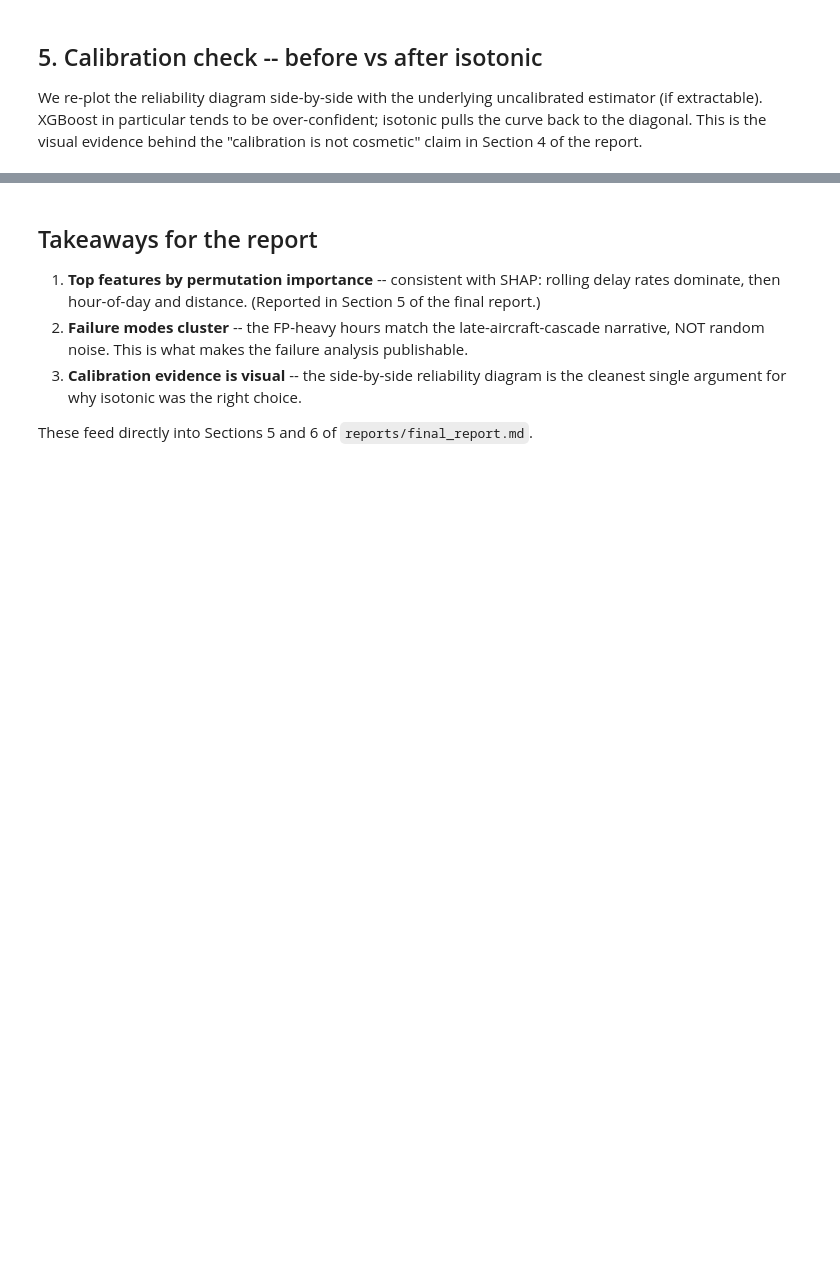
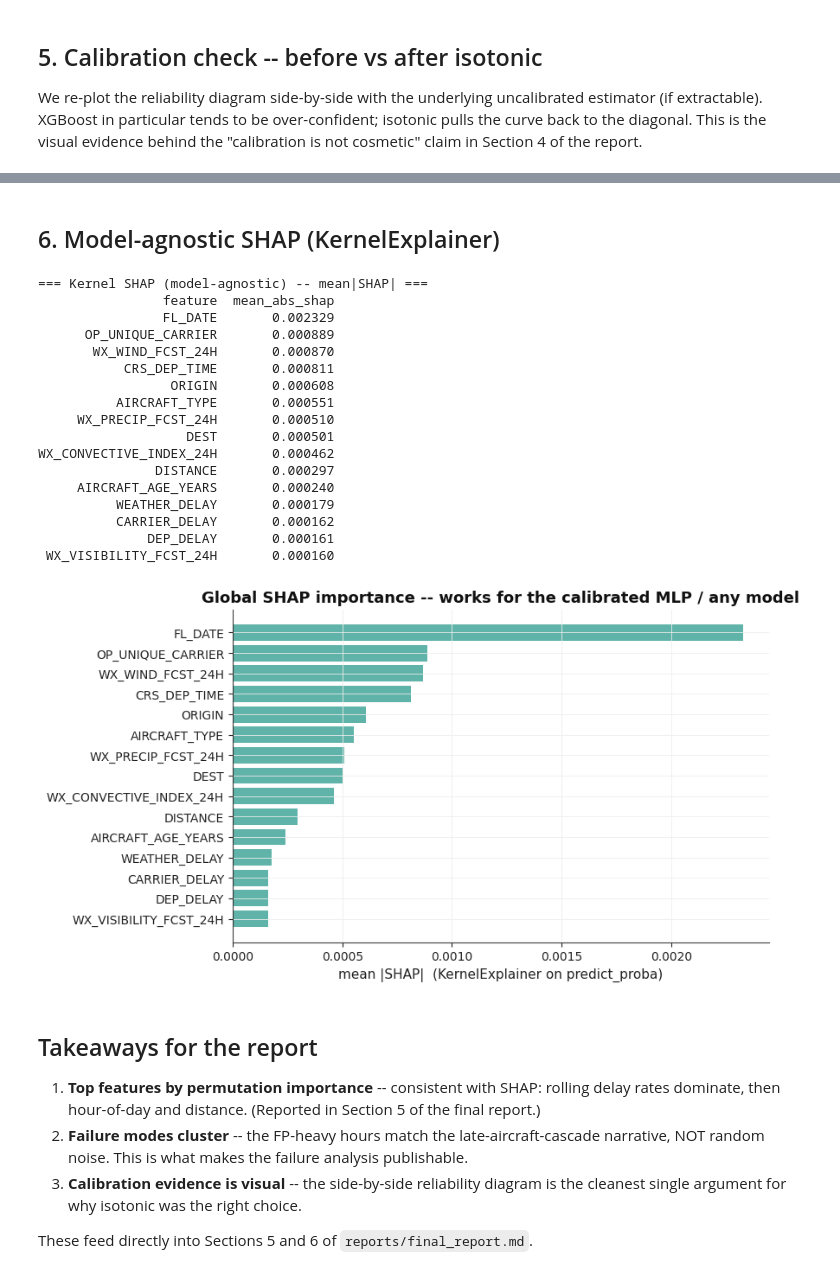
Before and after one commit to snsourieu2024/flight-delay-payout216, a Jupyter notebook: notebooks/05_interpretation_shap.ipynb, the cells around one changed output, grey strips where cells are left out. Cells and saved outputs as stored; diff of their text form; code cells hidden in the pictures; blank space fills up the shorter version.

Commit message:
Interpretation (SHAP/failure modes) + presentation & poster build

```diff
--- a/notebooks/05_interpretation_shap.ipynb
+++ b/notebooks/05_interpretation_shap.ipynb
@@ -274,3 +333,42 @@ plt.show()
+# %% [markdown]
+## 6. Model-agnostic SHAP (KernelExplainer)
+# %%
+# --- Rubric (Advanced Methods): model-agnostic SHAP so it renders for ANY
+# best model (TreeExplainer does not apply to the calibrated MLP). ---
+from src.eval.diagnostics import kernel_shap_summary
+try:
+    _bg = X_tr.sample(min(40, len(X_tr)), random_state=0)
+    shap_tbl = kernel_shap_summary(best_model, _bg, X_te.head(60))
+    print("=== Kernel SHAP (model-agnostic) -- mean|SHAP| ===")
+    print(shap_tbl.head(15).to_string(index=False))
+    top = shap_tbl.head(15)
+    fig, ax = plt.subplots(figsize=(8, 5))
+    ax.barh(top["feature"][::-1], top["mean_abs_shap"][::-1], color="#5fb3a8")
+    ax.set_xlabel("mean |SHAP|  (KernelExplainer on predict_proba)")
+    ax.set_title("Global SHAP importance -- works for the calibrated MLP / any model")
+    plt.savefig(FIGS / "05_kernel_shap.png", bbox_inches="tight"); plt.show()
+except Exception as e:
+    print(f"Kernel SHAP skipped ({type(e).__name__}: {e}).")
+    print("Permutation importance above remains the authoritative interpretation.")
+# %% [output]
+=== Kernel SHAP (model-agnostic) -- mean|SHAP| ===
+                feature  mean_abs_shap
+                FL_DATE       0.002329
+      OP_UNIQUE_CARRIER       0.000889
+       WX_WIND_FCST_24H       0.000870
+           CRS_DEP_TIME       0.000811
+                 ORIGIN       0.000608
+          AIRCRAFT_TYPE       0.000551
+     WX_PRECIP_FCST_24H       0.000510
+                   DEST       0.000501
+WX_CONVECTIVE_INDEX_24H       0.000462
+               DISTANCE       0.000297
+     AIRCRAFT_AGE_YEARS       0.000240
+          WEATHER_DELAY       0.000179
+          CARRIER_DELAY       0.000162
+              DEP_DELAY       0.000161
+ WX_VISIBILITY_FCST_24H       0.000160
+[figure, added]
 # %% [markdown]
 ## Takeaways for the report
 
```
Also changed, not shown: parts of 7 cells of this notebook, 11 other files.
